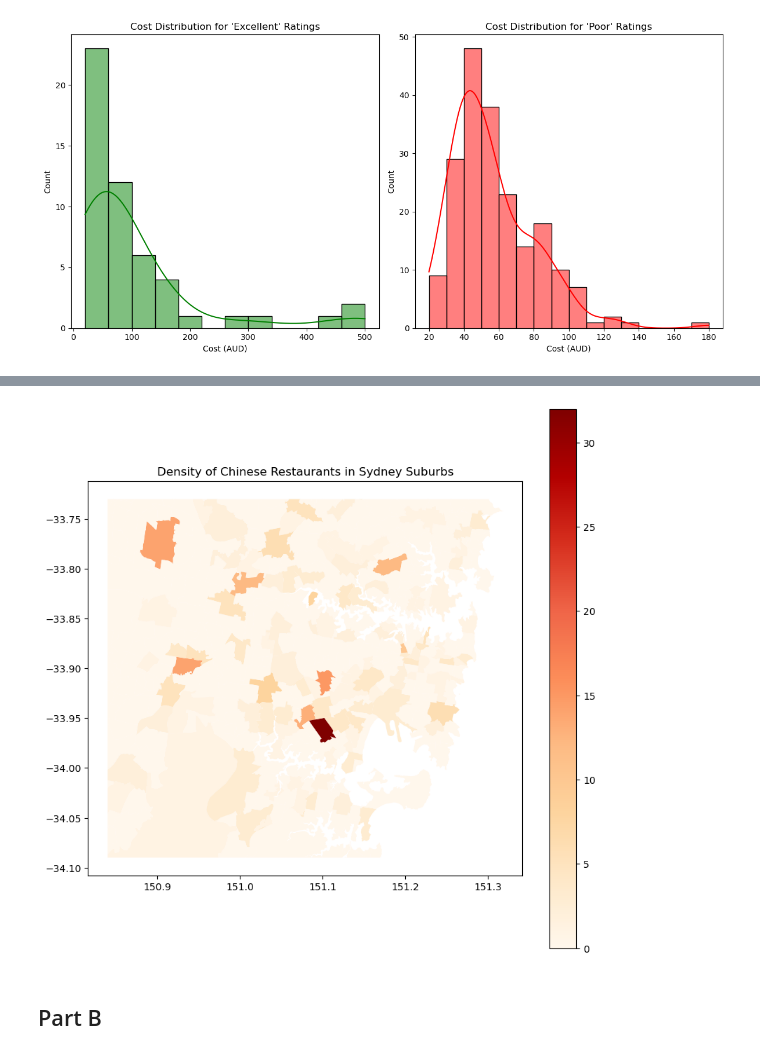
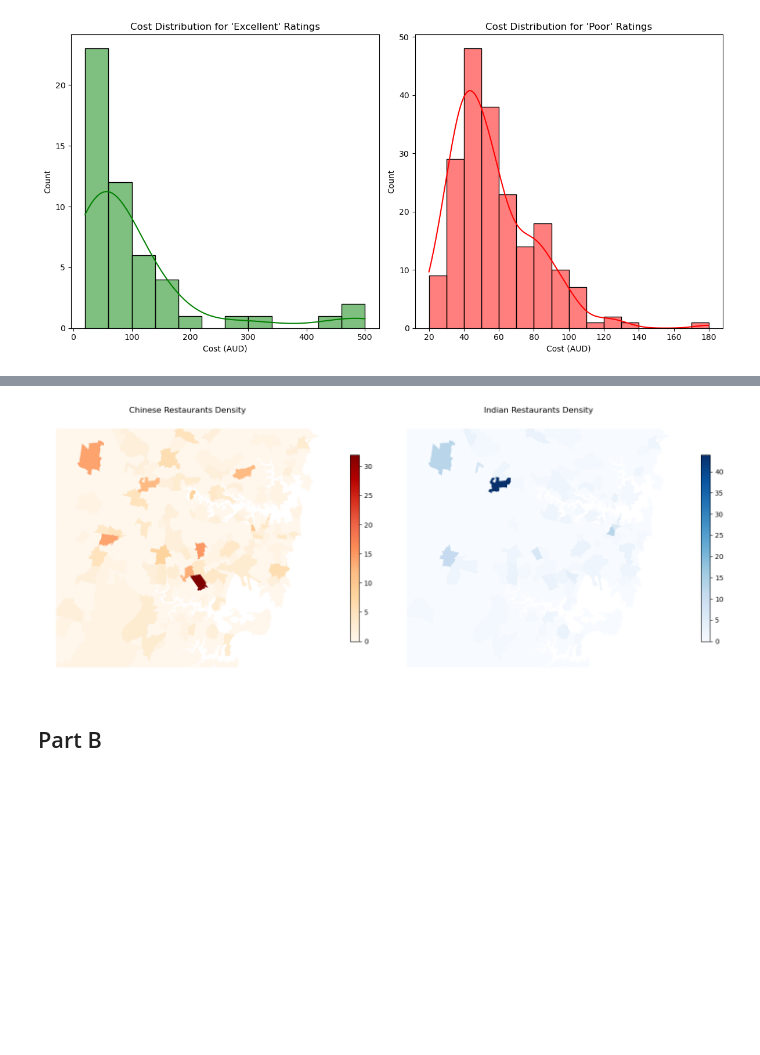
Before and after one commit to Jigme96-BHU/dsts-assignment1, a Jupyter notebook: assignment1.ipynb, the cells around one changed output, grey strips where cells are left out. Cells and saved outputs as stored; diff of their text form; code cells hidden in the pictures; blank space fills up the shorter version.

```diff
--- a/assignment1.ipynb
+++ b/assignment1.ipynb
@@ -210,42 +210,54 @@ Name: rating_number, dtype: float64
 # %%
 import geopandas as gpd
 import pandas as pd
 import matplotlib.pyplot as plt
 
-# Load GeoJSON into a GeoDataFrame
-sydney_suburbs = gpd.read_file('./data/sydney.geojson')
+def show_multiple_cuisine_density_maps(cuisines, geojson_file='./data/sydney.geojson', zomato_data='./data/zomato_df_final_data.csv'):
+    # Load GeoJSON into a GeoDataFrame
+    sydney_suburbs = gpd.read_file(geojson_file)
 
-# Load Zomato dataset
-zomato_df = pd.read_csv('./data/zomato_df_final_data.csv')
+    # Load Zomato dataset
+    zomato_df = pd.read_csv(zomato_data)
 
-# Create GeoDataFrame for Zomato data using latitude and longitude
-zomato_geo = gpd.GeoDataFrame(zomato_df, geometry=gpd.points_from_xy(zomato_df.lng, zomato_df.lat), crs="EPSG:4326")
+    # Create GeoDataFrame for Zomato data using latitude and longitude
+    zomato_geo = gpd.GeoDataFrame(zomato_df, geometry=gpd.points_from_xy(zomato_df.lng, zomato_df.lat), crs="EPSG:4326")
 
-# Spatial join to assign each restaurant to the corresponding suburb
-restaurants_in_suburbs = gpd.sjoin(zomato_geo, sydney_suburbs, how="inner", predicate="within")
+    # Spatial join to assign each restaurant to the corresponding suburb
+    restaurants_in_suburbs = gpd.sjoin(zomato_geo, sydney_suburbs, how="inner", predicate="within")
 
-# Filter restaurants that serve Chinese cuisine
-restaurants_in_suburbs['cuisine'] = restaurants_in_suburbs['cuisine'].str.strip("[]").str.replace("'", "")
-chinese_restaurants = restaurants_in_suburbs[restaurants_in_suburbs['cuisine'].str.contains('Chinese', case=False)]
+    # Clean cuisine column by removing brackets and unnecessary characters
+    restaurants_in_suburbs['cuisine'] = restaurants_in_suburbs['cuisine'].str.strip("[]").str.replace("'", "")
 
-# Group by suburb and count Chinese restaurants
-chinese_density = chinese_restaurants.groupby('subzone').size().reset_index(name='count')
+    # Prepare subplots to display multiple cuisine density maps
+    fig, axes = plt.subplots(1, len(cuisines), figsize=(15, 8))  # Adjust figure size as needed
 
-# Replace 'suburb_name_column' with 'SSC_NAME', as it represents the suburb names
-sydney_suburbs = sydney_suburbs.merge(chinese_density, how="left", left_on="SSC_NAME", right_on="subzone")
+    # Loop through each cuisine and plot its density map
+    for i, cuisine in enumerate(cuisines):
+        # Filter restaurants that serve the desired cuisine
+        cuisine_restaurants = restaurants_in_suburbs[restaurants_in_suburbs['cuisine'].str.contains(cuisine, case=False)]
 
-# print(sydney_suburbs.columns)
+        # Group by suburb and count the restaurants serving the specified cuisine
+        cuisine_density = cuisine_restaurants.groupby('subzone').size().reset_index(name='count')
 
-# Fill NaN values with 0 (no restaurants)
-sydney_suburbs['count'] = sydney_suburbs['count'].fillna(0)
+        # Merge the cuisine density data with the suburb GeoDataFrame
+        sydney_suburbs_cuisine = sydney_suburbs.merge(cuisine_density, how="left", left_on="SSC_NAME", right_on="subzone")
 
-# Plot the suburb map, color-coded by the number of Chinese restaurants
-fig, ax = plt.subplots(1, 1, figsize=(10, 10))
-sydney_suburbs.plot(column='count', ax=ax, legend=True, cmap='OrRd')
-plt.title('Density of Chinese Restaurants in Sydney Suburbs')
-plt.show()
+        # Fill NaN values with 0 (no restaurants serving this cuisine in the suburb)
+        sydney_suburbs_cuisine['count'] = sydney_suburbs_cuisine['count'].fillna(0)
+
+        # Plot the suburb map, color-coded by the number of restaurants serving the cuisine
+        sydney_suburbs_cuisine.plot(column='count', ax=axes[i], legend=True, cmap='OrRd' if i == 0 else 'Blues', legend_kwds={'shrink': 0.5})
+        axes[i].set_title(f'{cuisine} Restaurants Density')
+        axes[i].set_axis_off()  # Remove the axis for clean visualization
+
+    plt.tight_layout()  # Adjust the layout for better spacing
+    plt.show()
+
+# Example usage
+cuisines_to_compare = ['Chinese', 'Indian']
+show_multiple_cuisine_density_maps(cuisines_to_compare)
 # %% [output]
-[figure, old version]
+[figure, new version]
 # %%
 data = data.drop(['cuisine_processed','cost_bins'], axis=1)
 # %% [markdown]
```
Also changed, not shown: parts of 11 cells of this notebook, 7 other files.
